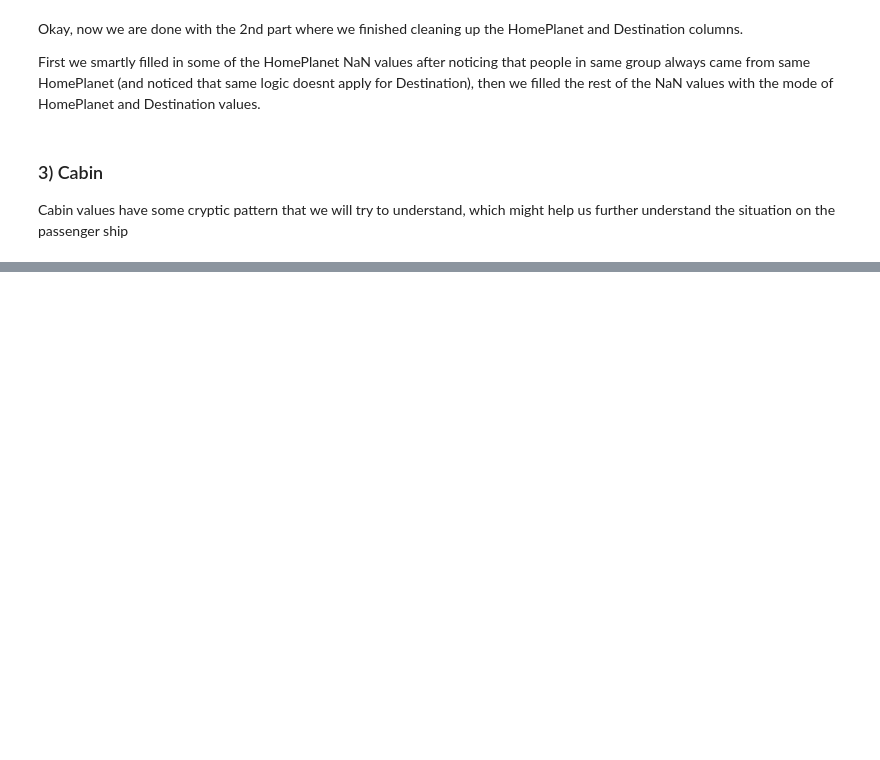
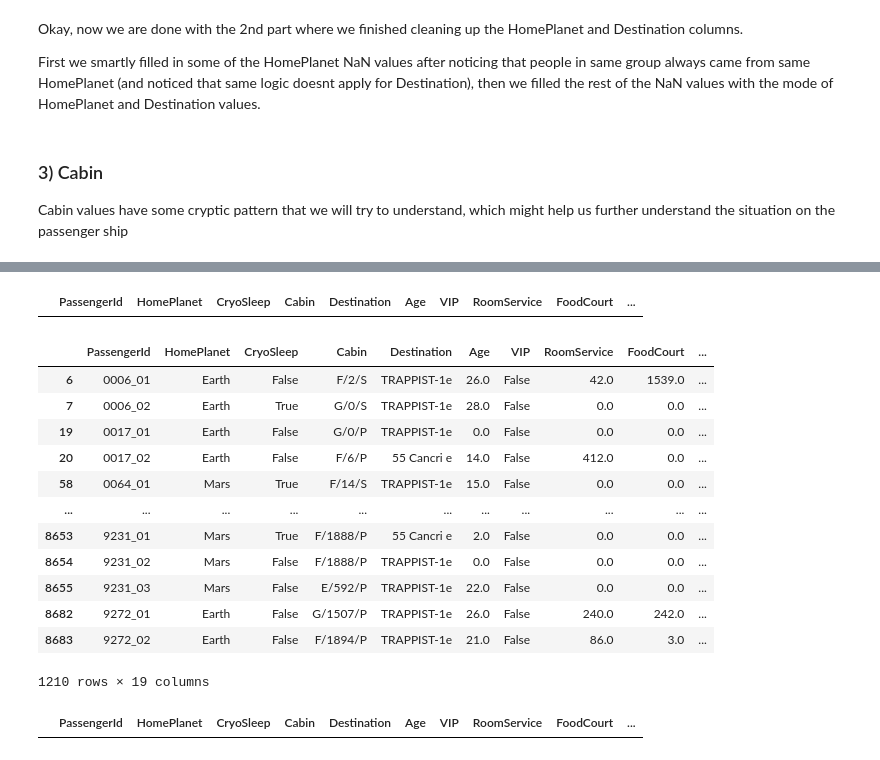
Before and after one commit to bestboybest/OlympusTech3.0--AstroGoodBoy, a Jupyter notebook: Task2/AstroGoodBoy_notebook_cleaning.ipynb, the cells around one changed output, grey strips where cells are left out. Saved outputs shown, nothing was run; the diff lists cells and outputs as text; code cells hidden in the pictures; blank space fills up the shorter version.

```diff
--- a/Task2/AstroGoodBoy_notebook_cleaning.ipynb
+++ b/Task2/AstroGoodBoy_notebook_cleaning.ipynb
@@ -331,0 +527,48 @@ Cabin values have some cryptic pattern that we will try to understand, which mig
+# %%
+#Fixing the error of T:
+
+cleanData['Cabin P1'].replace('T', 'F', inplace = True)
+cleanData[cleanData['Cabin P1'] == 'T']
+
+#We have fixed the error of T block number
+# %% [output]
+|  | PassengerId | HomePlanet | CryoSleep | Cabin | Destination | Age | VIP | RoomService | FoodCourt | ... |
+# %%
+#Check if all people in group are always in same cabin number (P1, P2 and P3)
+
+cleanData.groupby(cleanData['GroupId']).filter(lambda x: (x['Cabin'].nunique(dropna = True) != 1) & (x['Cabin'].nunique(dropna = True) != 0))
+
+#The result is shockingly, NO (that too for a LARGE number of them (1210))
+
+#This is quite troublesome, maybe it implies that either
+# 1) The group members arent even like friends like they might be grouped together based on something else completely idk
+# 2) The people just chose to not be with their group members for some reason
+# 3) The people didnt have a choice on which cabin they'd get (unlikely)
+
+#I guess option (2) is most likely, but this means that groupId doesn't really influence cabin number at all
+#Atleast in these examples, same groupId were always in same P/S tho, let's check if thats universally true next
+# %% [output]
+|  | PassengerId | HomePlanet | CryoSleep | Cabin | Destination | Age | VIP | RoomService | FoodCourt | ... |
+| 6 | 0006_01 | Earth | False | F/2/S | TRAPPIST-1e | 26.0 | False | 42.0 | 1539.0 | ... |
+| 7 | 0006_02 | Earth | True | G/0/S | TRAPPIST-1e | 28.0 | False | 0.0 | 0.0 | ... |
+| 19 | 0017_01 | Earth | False | G/0/P | TRAPPIST-1e | 0.0 | False | 0.0 | 0.0 | ... |
+| 20 | 0017_02 | Earth | False | F/6/P | 55 Cancri e | 14.0 | False | 412.0 | 0.0 | ... |
+| 58 | 0064_01 | Mars | True | F/14/S | TRAPPIST-1e | 15.0 | False | 0.0 | 0.0 | ... |
+| ... | ... | ... | ... | ... | ... | ... | ... | ... | ... | ... |
+| 8653 | 9231_01 | Mars | True | F/1888/P | 55 Cancri e | 2.0 | False | 0.0 | 0.0 | ... |
+| 8654 | 9231_02 | Mars | False | F/1888/P | TRAPPIST-1e | 0.0 | False | 0.0 | 0.0 | ... |
+| 8655 | 9231_03 | Mars | False | E/592/P | TRAPPIST-1e | 22.0 | False | 0.0 | 0.0 | ... |
+| 8682 | 9272_01 | Earth | False | G/1507/P | TRAPPIST-1e | 26.0 | False | 240.0 | 242.0 | ... |
+| 8683 | 9272_02 | Earth | False | F/1894/P | TRAPPIST-1e | 21.0 | False | 86.0 | 3.0 | ... |
+1210 rows × 19 columns
+# %%
+#Check if same group number = same cabin P3 value
+
+cleanData.groupby(cleanData['GroupId']).filter(lambda x: (x['Cabin P3'].nunique(dropna = True) != 1) & (x['Cabin P3'].nunique(dropna = True) != 0))
+
+#Yes! Everyone in group always has same Cabin P3 value (P/S) but not necessarily the same Cabin P1 or P2 values
+# Very interseting, what could Cabin P3 refer to? (no clue)
+
+#But we will definitely use this fact to fill P3 values yay
+# %% [output]
+|  | PassengerId | HomePlanet | CryoSleep | Cabin | Destination | Age | VIP | RoomService | FoodCourt | ... |
```
Also changed, not shown: parts of 15 cells of this notebook.
